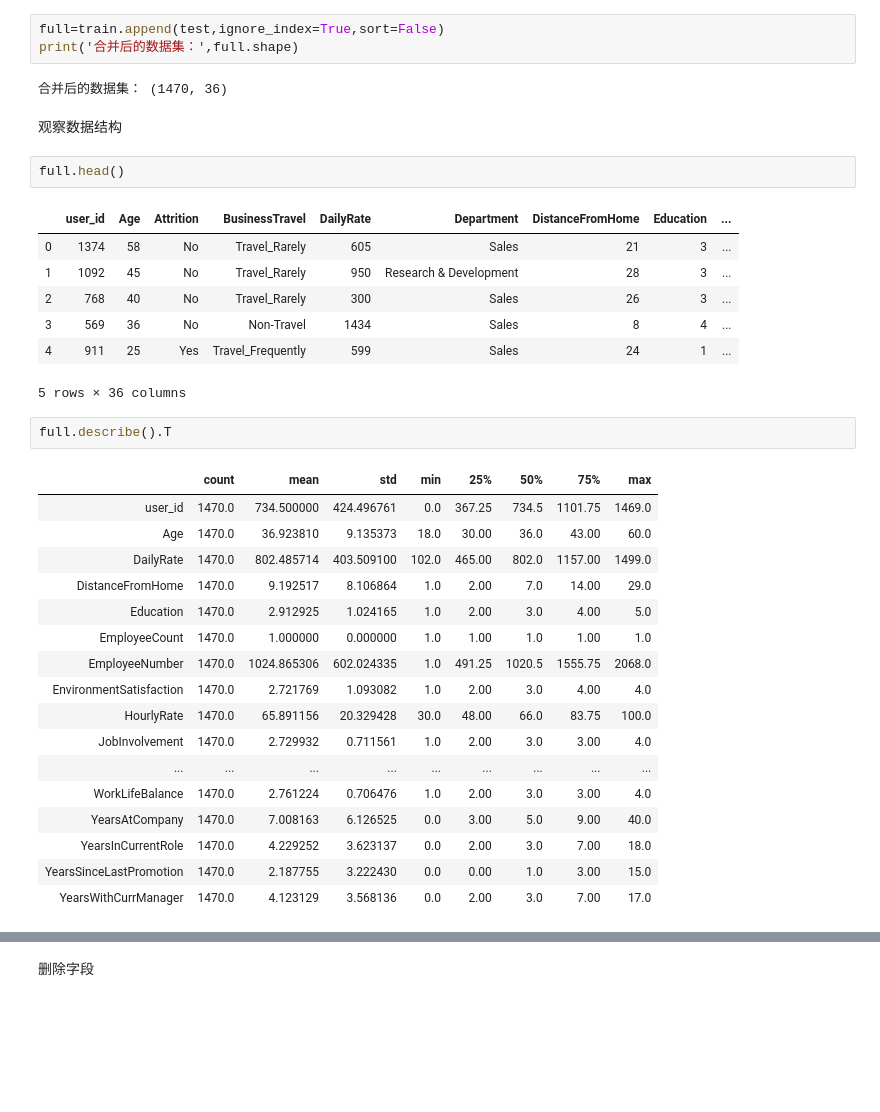
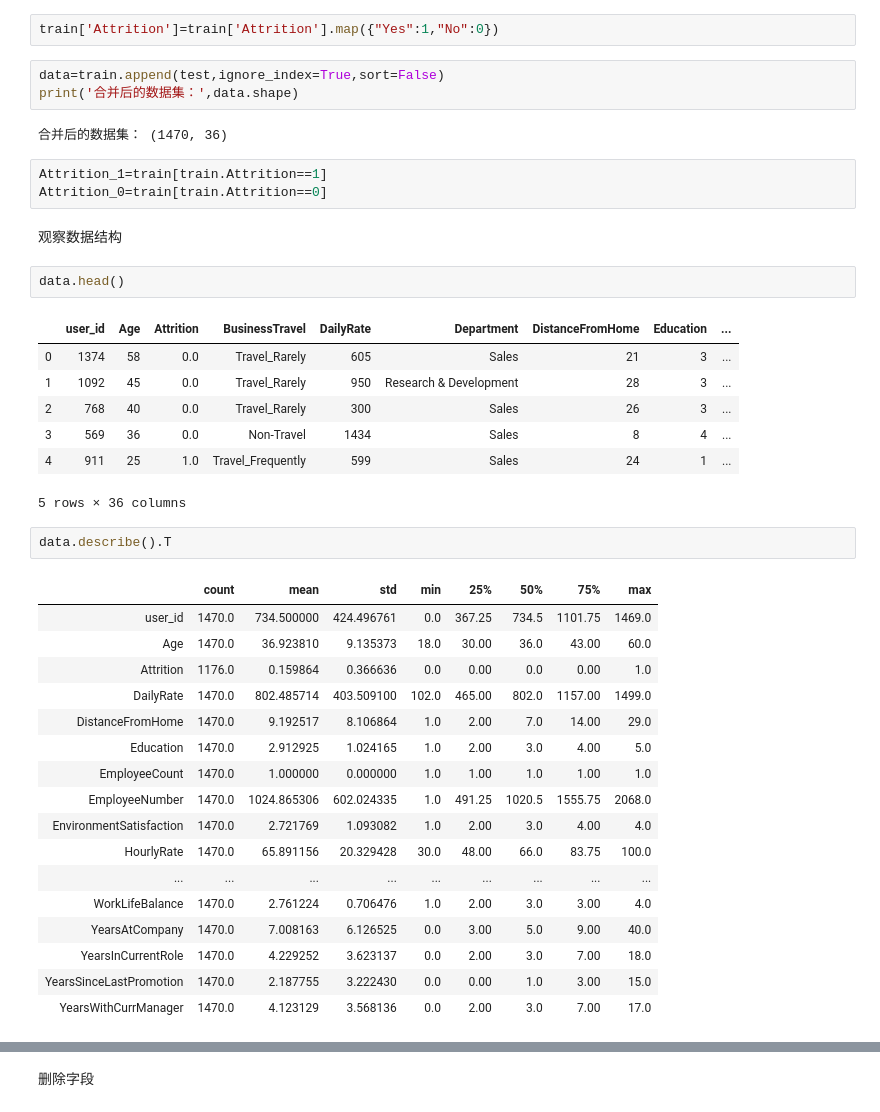
Before and after one commit to heyaug/homework, a Jupyter notebook: L1/action2.ipynb, the cells around one changed output, grey strips where cells are left out. Drawn from its saved outputs; the diff is of its cells as text; blank space fills up the shorter version.

```diff
--- a/L1/action2.ipynb
+++ b/L1/action2.ipynb
@@ -12,29 +12,35 @@ print('train：',train.shape,'test：',test.shape)
 train： (1176, 36) test： (294, 35)
 # %% [markdown]
 合并训练集和测试集
+# %%
+train['Attrition']=train['Attrition'].map({"Yes":1,"No":0})
 # %%
-full=train.append(test,ignore_index=True,sort=False)
-print('合并后的数据集：',full.shape)
+data=train.append(test,ignore_index=True,sort=False)
+print('合并后的数据集：',data.shape)
 # %% [output]
 合并后的数据集： (1470, 36)
+# %%
+Attrition_1=train[train.Attrition==1]
+Attrition_0=train[train.Attrition==0]
 # %% [markdown]
 观察数据结构
 # %%
-full.head()
+data.head()
 # %% [output]
 |  | user_id | Age | Attrition | BusinessTravel | DailyRate | Department | DistanceFromHome | Education | ... |
-| 0 | 1374 | 58 | No | Travel_Rarely | 605 | Sales | 21 | 3 | ... |
-| 1 | 1092 | 45 | No | Travel_Rarely | 950 | Research & Development | 28 | 3 | ... |
-| 2 | 768 | 40 | No | Travel_Rarely | 300 | Sales | 26 | 3 | ... |
-| 3 | 569 | 36 | No | Non-Travel | 1434 | Sales | 8 | 4 | ... |
-| 4 | 911 | 25 | Yes | Travel_Frequently | 599 | Sales | 24 | 1 | ... |
+| 0 | 1374 | 58 | 0.0 | Travel_Rarely | 605 | Sales | 21 | 3 | ... |
+| 1 | 1092 | 45 | 0.0 | Travel_Rarely | 950 | Research & Development | 28 | 3 | ... |
+| 2 | 768 | 40 | 0.0 | Travel_Rarely | 300 | Sales | 26 | 3 | ... |
+| 3 | 569 | 36 | 0.0 | Non-Travel | 1434 | Sales | 8 | 4 | ... |
+| 4 | 911 | 25 | 1.0 | Travel_Frequently | 599 | Sales | 24 | 1 | ... |
 5 rows × 36 columns
 # %%
-full.describe().T
+data.describe().T
 # %% [output]
 |  | count | mean | std | min | 25% | 50% | 75% | max |
 | user_id | 1470.0 | 734.500000 | 424.496761 | 0.0 | 367.25 | 734.5 | 1101.75 | 1469.0 |
 | Age | 1470.0 | 36.923810 | 9.135373 | 18.0 | 30.00 | 36.0 | 43.00 | 60.0 |
+| Attrition | 1176.0 | 0.159864 | 0.366636 | 0.0 | 0.00 | 0.0 | 0.00 | 1.0 |
 | DailyRate | 1470.0 | 802.485714 | 403.509100 | 102.0 | 465.00 | 802.0 | 1157.00 | 1499.0 |
 | DistanceFromHome | 1470.0 | 9.192517 | 8.106864 | 1.0 | 2.00 | 7.0 | 14.00 | 29.0 |
 | Education | 1470.0 | 2.912925 | 1.024165 | 1.0 | 2.00 | 3.0 | 4.00 | 5.0 |
@@ -42,7 +48,6 @@ full.describe().T
 | EmployeeNumber | 1470.0 | 1024.865306 | 602.024335 | 1.0 | 491.25 | 1020.5 | 1555.75 | 2068.0 |
 | EnvironmentSatisfaction | 1470.0 | 2.721769 | 1.093082 | 1.0 | 2.00 | 3.0 | 4.00 | 4.0 |
 | HourlyRate | 1470.0 | 65.891156 | 20.329428 | 30.0 | 48.00 | 66.0 | 83.75 | 100.0 |
-| JobInvolvement | 1470.0 | 2.729932 | 0.711561 | 1.0 | 2.00 | 3.0 | 3.00 | 4.0 |
 | ... | ... | ... | ... | ... | ... | ... | ... | ... |
 | WorkLifeBalance | 1470.0 | 2.761224 | 0.706476 | 1.0 | 2.00 | 3.0 | 3.00 | 4.0 |
 | YearsAtCompany | 1470.0 | 7.008163 | 6.126525 | 0.0 | 3.00 | 5.0 | 9.00 | 40.0 |
```
Also changed, not shown: parts of 49 cells of this notebook, 3 other files.
